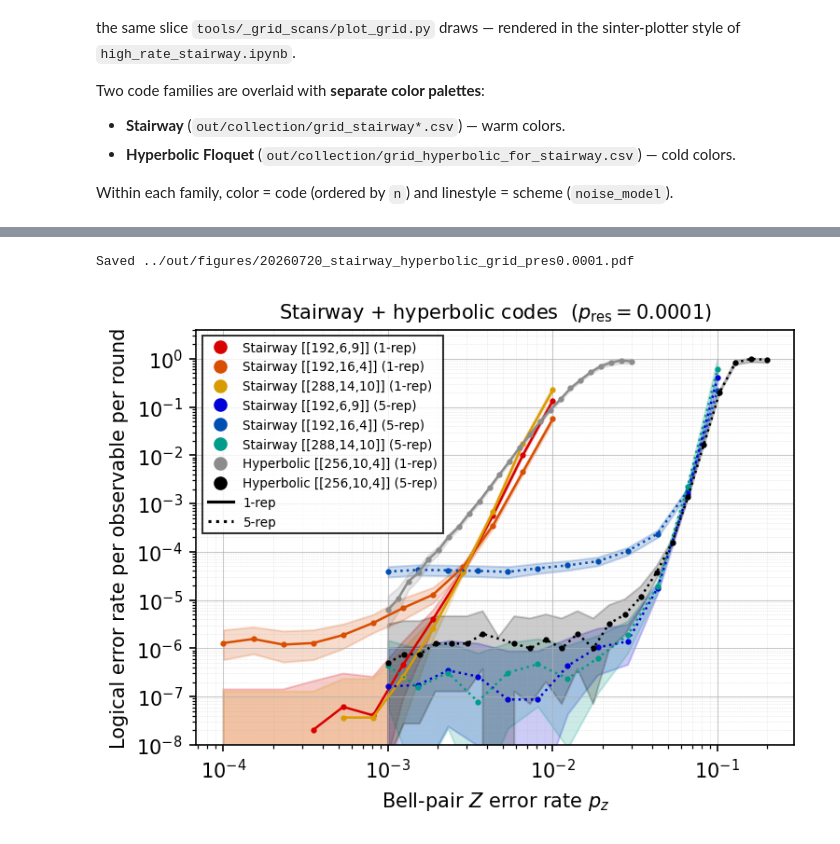
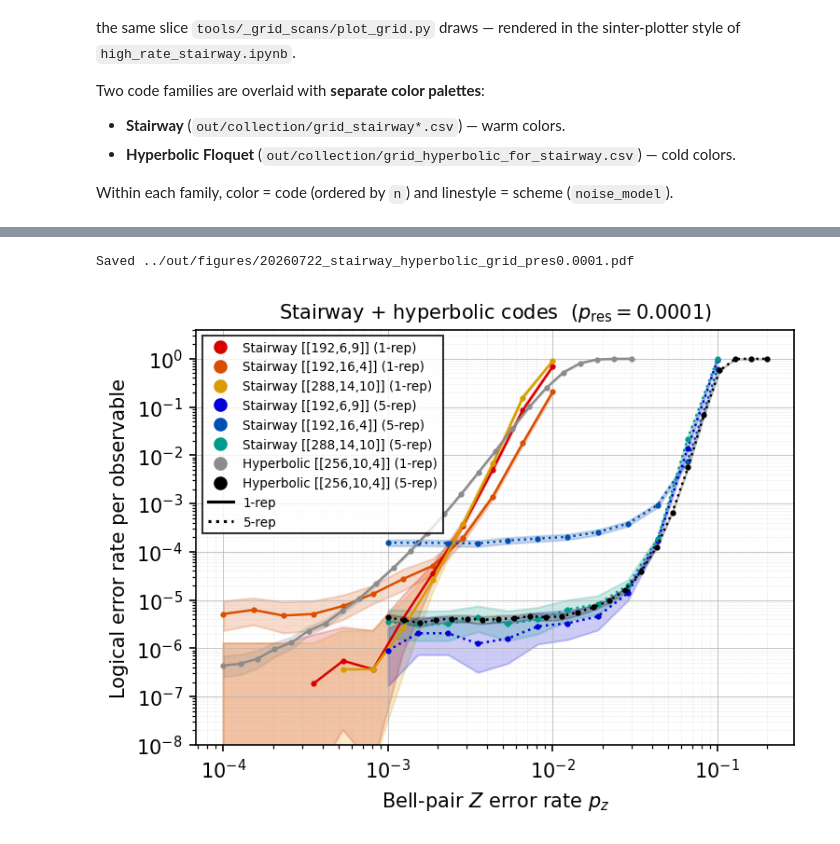
Before and after one commit to RetzkersGroup/distributed-qec, a Jupyter notebook: notebooks/stairway_grid.ipynb, the cells around one changed output, grey strips where cells are left out. Cells and saved outputs as stored; diff of their text form; code cells hidden in the pictures.

Commit message:
not per round

```diff
--- a/notebooks/stairway_grid.ipynb
+++ b/notebooks/stairway_grid.ipynb
@@ -218,7 +218,7 @@ def draw(sdf, scheme, color_of):
         group_func=lambda s: (f"[[{s.json_metadata['n']}, {s.json_metadata['k']}, "
                               f"{s.json_metadata['expected_distance']}]]"),
         plot_args_func=plot_args_func,
-        failure_units_per_shot_func=lambda s: s.json_metadata['expected_distance'],
+        failure_units_per_shot_func=lambda s: 1,
         failure_values_func=lambda s: s.json_metadata['k'],
     )
 
@@ -244,7 +244,7 @@ for scheme in schemes:
 
 ax.loglog()
 ax.set_xlabel(r'Bell-pair $Z$ error rate $p_z$')
-ax.set_ylabel(r'Logical error rate per observable per round')
+ax.set_ylabel(r'Logical error rate per observable')
 ax.set_title(rf'Stairway + hyperbolic codes  ($p_{{\text{{res}}}} = {p_used:g}$)')
 ax.set_ylim(1e-8, 4)
 ax.grid(which='major', linestyle='-', linewidth=0.5, alpha=0.7)
@@ -255,32 +255,32 @@ handles = []
 for scheme in schemes:
     if scheme not in stair_colors:
         continue
     lbl = SCHEME_LABEL.get(scheme, scheme)
     for c in order_stair:
         handles.append(Line2D([0], [0], color=stair_colors[scheme][c],
                               marker='o', linestyle='',
                               label=f"Stairway {c} ({lbl})"))
 for scheme in schemes:
     if scheme not in HYP_GREY or df_hyp_one[df_hyp_one['noise_model'] == scheme].empty:
         continue
     lbl = SCHEME_LABEL.get(scheme, scheme)
     handles.append(Line2D([0], [0], color=HYP_GREY[scheme], marker='o',
                           linestyle='', label=f"Hyperbolic {HYP_ONLY_CODE} ({lbl})"))
 handles += [Line2D([0], [0], color='k', linestyle=SCHEME_LS.get(s, '-'),
                    label=SCHEME_LABEL.get(s, s)) for s in schemes]
 ax.legend(handles=handles, fontsize=6.5, frameon=True, edgecolor='black',
           fancybox=False)
 
 fig.tight_layout()
 fig.set_dpi(150)
 
 out_dir = Path('../out/figures')
 out_dir.mkdir(parents=True, exist_ok=True)
 date = datetime.date.today().strftime('%Y%m%d')
 out_path = out_dir / f'{date}_stairway_hyperbolic_grid_pres{p_used:g}.pdf'
 fig.savefig(out_path, bbox_inches='tight')
 print(f'Saved {out_path}')
 plt.show()
 # %% [output]
-Saved ../out/figures/20260720_stairway_hyperbolic_grid_pres0.0001.pdf
+Saved ../out/figures/20260722_stairway_hyperbolic_grid_pres0.0001.pdf
-[figure, old version]
+[figure, new version]
```
Also changed, not shown: parts of 1 cell of this notebook.
